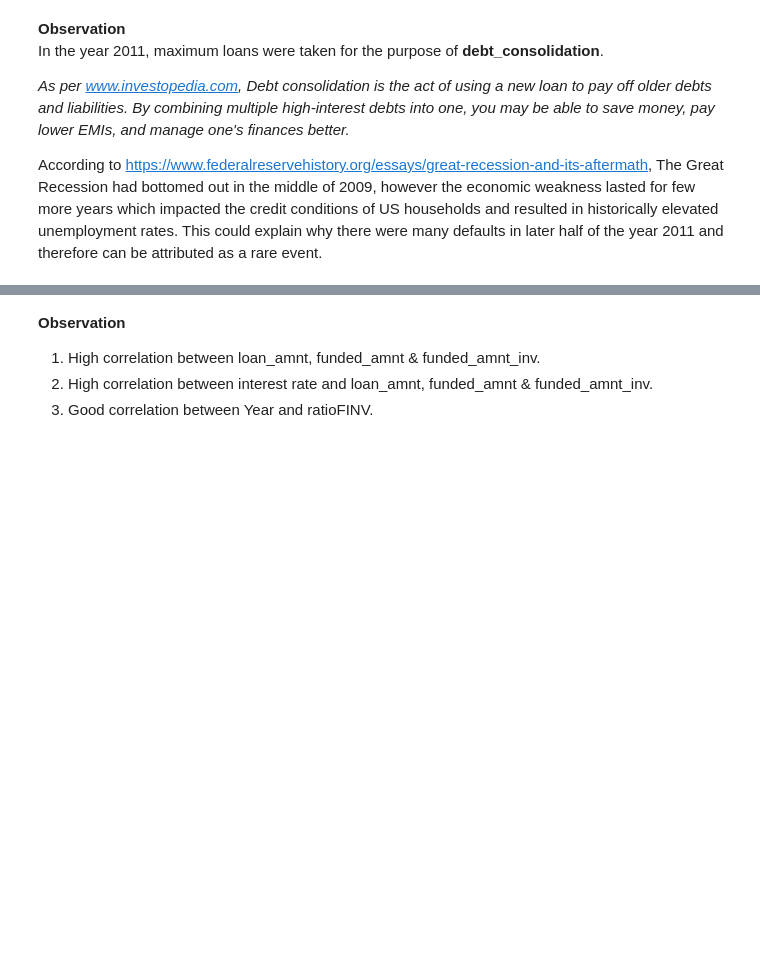
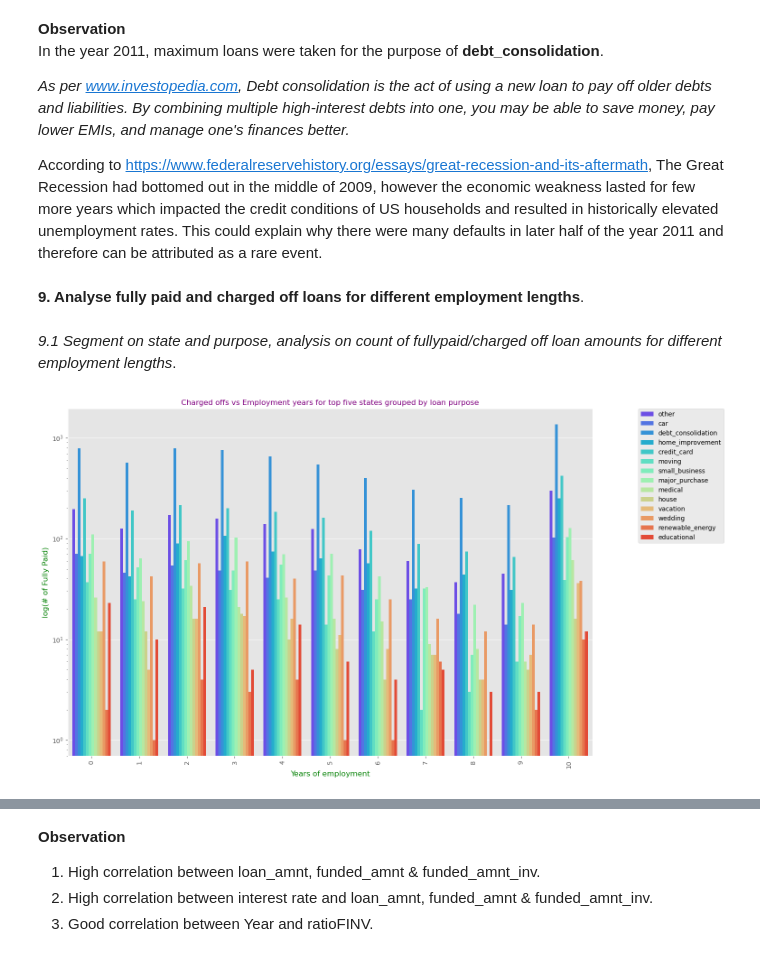
Before and after one commit to andrea-naz7/Lending_CaseStudy, a Jupyter notebook: Andrea_Shagun.ipynb, the cells around one changed output, grey strips where cells are left out. Cells and saved outputs as stored; diff of their text form; code cells hidden in the pictures; blank space fills up the shorter version.

```diff
--- a/Andrea_Shagun.ipynb
+++ b/Andrea_Shagun.ipynb
@@ -1296,3 +1376,24 @@ According to https://www.federalreservehistory.org/essays/great-recession-and-it
 out in the middle of 2009, however the economic weakness lasted for few more years which impacted the credit conditions of US
 households and resulted in historically elevated unemployment rates. This could explain why there were many defaults in later
 half of the year 2011 and therefore can be attributed as a rare event.
+# %% [markdown]
+**9. Analyse fully paid and charged off loans for different employment lengths**.<br>
+# %% [markdown]
+*9.1 Segment on state and purpose, analysis on count of fullypaid/charged off loan amounts for different employment lengths*.<br>
+# %%
+plt.figure(figsize=(15,10))
+
+inp6 = inp4[inp4['addr_state'].isin(['CA', 'NY', 'FL','TX', 'NJ'])]
+inp6 = inp6[inp6['loan_status'] =='Fully Paid']
+plt.title("Charged offs vs Employment years for top five states grouped by loan purpose",
+          fontdict={'fontsize':12,'fontweight':5,'color':'Purple'})
+sns.countplot(data=inp6, x=inp6['emp_length'], hue='purpose', palette = "rainbow")
+plt.legend(bbox_to_anchor=(1.25, 1), borderaxespad=0)
+plt.ylabel("log(# of Fully Paid)",fontdict={'fontsize':12,'fontweight':5,'color':'Green'})
+plt.xlabel("Years of employment",fontdict={'fontsize':12,'fontweight':5,'color':'Green'})
+plt.yscale("log")
+plt.xticks(rotation=90)
+
+plt.show()
+# %% [output]
+[figure, added]
```
Also changed, not shown: parts of 31 cells of this notebook.
